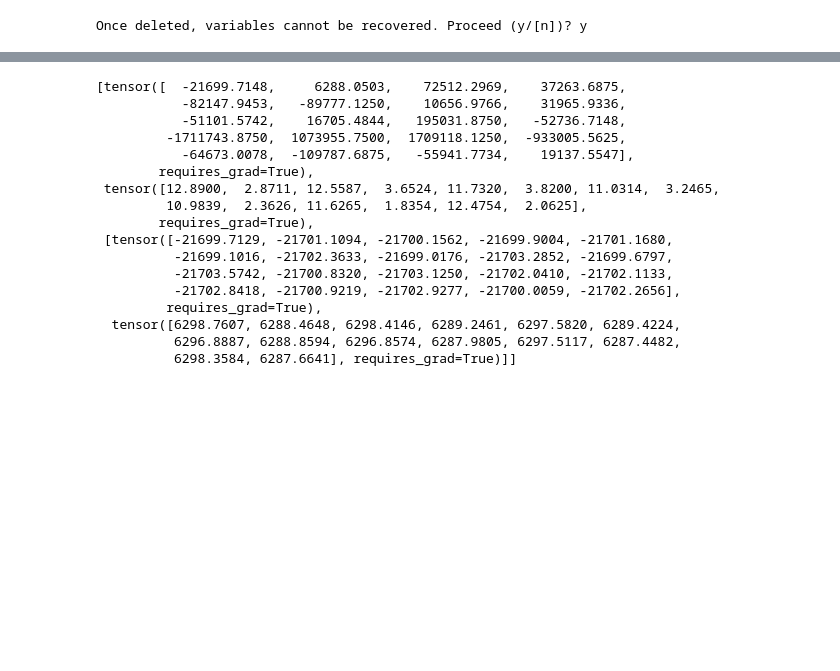
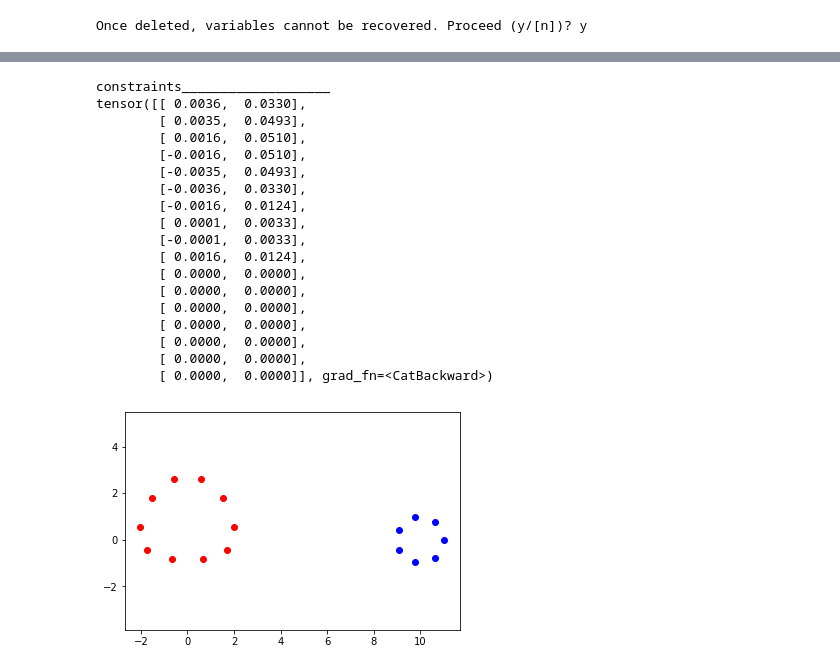
Before and after one commit to RosaKow/Masterthesis, a Jupyter notebook: defmod/Notebook-MultishapeMatching.ipynb, the cells around one changed output, grey strips where cells are left out. Cells and saved outputs as stored; diff of their text form; code cells hidden in the pictures; blank space fills up the shorter version.

```diff
--- a/defmod/Notebook-MultishapeMatching.ipynb
+++ b/defmod/Notebook-MultishapeMatching.ipynb
@@ -41,15 +49,13 @@ plt.show()
 # %%
 # Defining the deformation modules
-sigma1 = 10
-manifold1 = dm.manifold.Landmarks(dim, nb_pts1, gd=gd_list[0].view(-1))
+sigma1 = 3
+manifold1 = dm.manifold.Landmarks(dim, nb_pts1, gd=source[0].view(-1))
 trans1 = dm.deformationmodules.Translations(manifold1, sigma1)
 
-sigma2 = 10
-manifold2 = dm.manifold.Landmarks(dim, nb_pts2, gd=gd_list[1].view(-1))
+sigma2 = 3
+manifold2 = dm.manifold.Landmarks(dim, nb_pts2, gd=source[1].view(-1))
 trans2 = dm.deformationmodules.Translations(manifold2, sigma2)
 
 module_list = [trans1, trans2]
-sigma_bg = 1
+sigma_bg = 0.1
 modules = dm.multishape.MultiShapeModule(module_list, sigma_bg)
-
-sigma_bg = 0.1
@@ -61,6 +63,6 @@ modules.manifold.fill_cotan( [*[torch.rand(gd.shape) for gd in modules.manifold.
 constr_Id = dm.constraints.Identity()
 H = hamiltonian.Hamiltonian_multi(modules, constr_Id)
 # %%
-my_model = dm.models.ModelMultishapePointsRegistration(source, [trans1, trans2], sigma_bg,  target, dm.attachement.L2NormAttachement_multi(), constr_Id)
-costs = my_model.fit(target, lr=1e-4, l=50., max_iter=400, log_interval=5)
+my_model = dm.models.ModelMultishapePointsRegistration(source, [trans1, trans2], sigma_bg,  dm.attachement.L2NormAttachement_multi(), constr_Id)
+costs = my_model.fit(target, lr=1e-4, l=50., max_iter=200, log_interval=5)
 # %% [output]
@@ -78,20 +86,28 @@ RuntimeError: Lapack Error in gesv : U(3,3) is zero, singular U. at /opt/conda/c
-# %%
-my_model.shot_manifold.gd
-# %% [output]
-[tensor([  -21699.7148,     6288.0503,    72512.2969,    37263.6875,
-           -82147.9453,   -89777.1250,    10656.9766,    31965.9336,
-           -51101.5742,    16705.4844,   195031.8750,   -52736.7148,
-         -1711743.8750,  1073955.7500,  1709118.1250,  -933005.5625,
-           -64673.0078,  -109787.6875,   -55941.7734,    19137.5547],
-        requires_grad=True),
- tensor([12.8900,  2.8711, 12.5587,  3.6524, 11.7320,  3.8200, 11.0314,  3.2465,
-         10.9839,  2.3626, 11.6265,  1.8354, 12.4754,  2.0625],
-        requires_grad=True),
- [tensor([-21699.7129, -21701.1094, -21700.1562, -21699.9004, -21701.1680,
-          -21699.1016, -21702.3633, -21699.0176, -21703.2852, -21699.6797,
-          -21703.5742, -21700.8320, -21703.1250, -21702.0410, -21702.1133,
-          -21702.8418, -21700.9219, -21702.9277, -21700.0059, -21702.2656],
-         requires_grad=True),
-  tensor([6298.7607, 6288.4648, 6298.4146, 6289.2461, 6297.5820, 6289.4224,
-          6296.8887, 6288.8594, 6296.8574, 6287.9805, 6297.5117, 6287.4482,
-          6298.3584, 6287.6641], requires_grad=True)]]
+# %%
+my_model.compute(target)
+shot_gd = my_model()
+
+plt.scatter(shot_gd[0].view(-1,2)[:, 0].detach().numpy(),shot_gd[0].view(-1,2)[:, 1].detach().numpy(), c='red')
+plt.scatter(shot_gd[1].view(-1,2)[:, 0].detach().numpy(),shot_gd[1].view(-1,2)[:, 1].detach().numpy(), c='blue')
+plt.axis('equal')
+plt.show()
+# %% [output]
+constraints___________________
+tensor([[ 0.0036,  0.0330],
+        [ 0.0035,  0.0493],
+        [ 0.0016,  0.0510],
+        [-0.0016,  0.0510],
+        [-0.0035,  0.0493],
+        [-0.0036,  0.0330],
+        [-0.0016,  0.0124],
+        [ 0.0001,  0.0033],
+        [-0.0001,  0.0033],
+        [ 0.0016,  0.0124],
+        [ 0.0000,  0.0000],
+        [ 0.0000,  0.0000],
+        [ 0.0000,  0.0000],
+        [ 0.0000,  0.0000],
+        [ 0.0000,  0.0000],
+        [ 0.0000,  0.0000],
+        [ 0.0000,  0.0000]], grad_fn=<CatBackward>)
+[figure, added]
```
Also changed, not shown: parts of 11 cells of this notebook, 17 other files.
